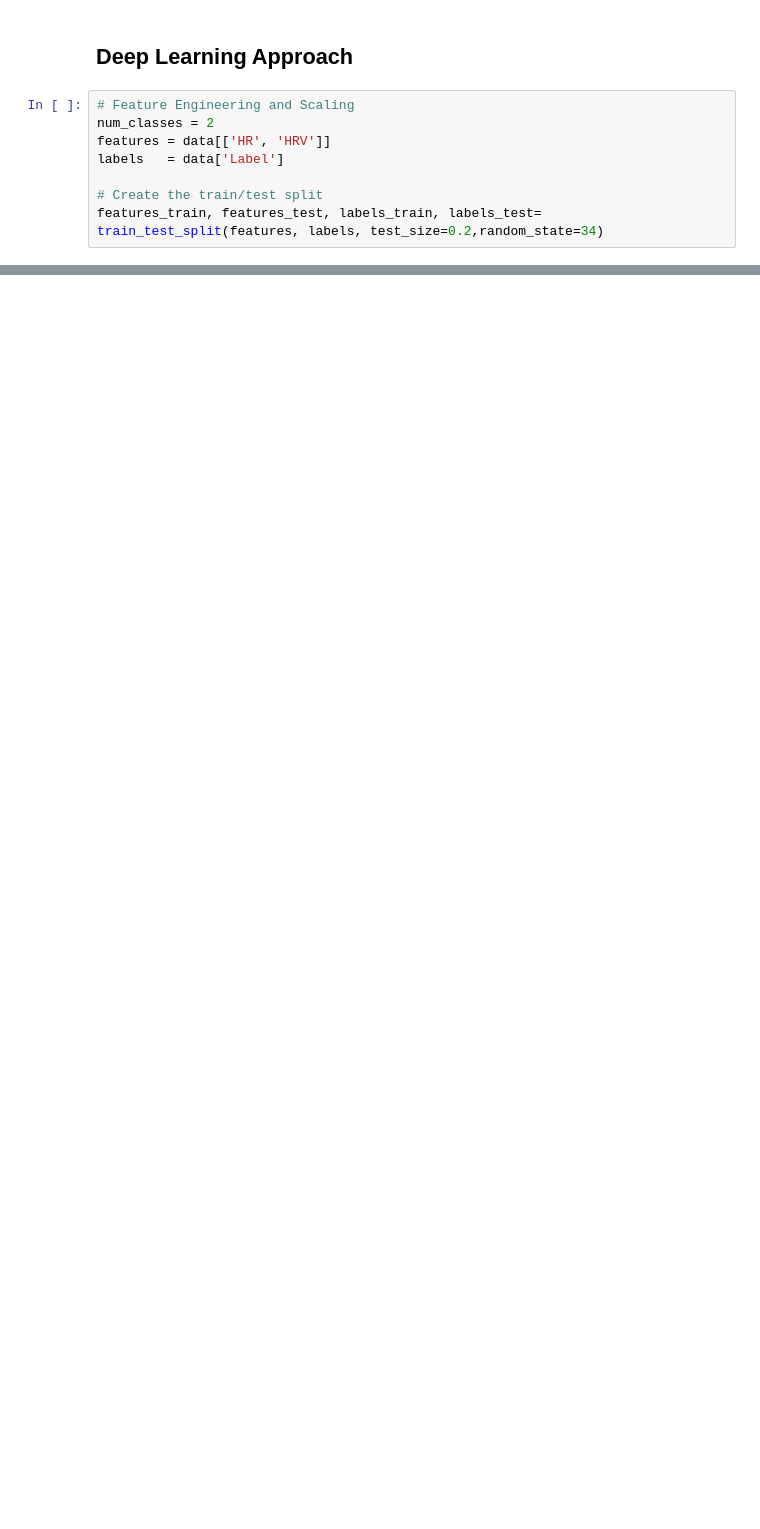
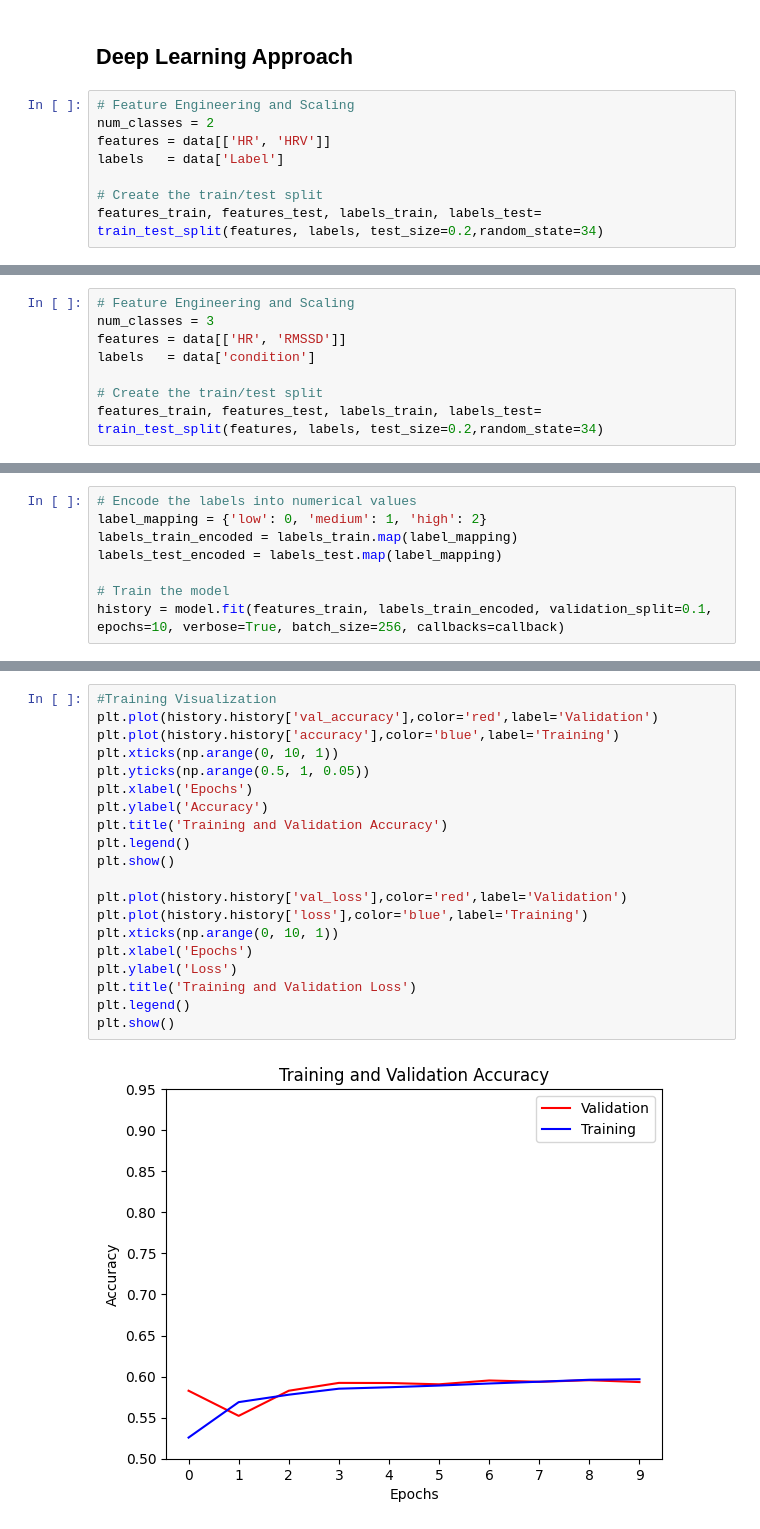
Before and after one commit to StamatisOrfanos/Stress_Detection, a Jupyter notebook: stress_detection.ipynb, the cells around one changed output, grey strips where cells are left out. Saved outputs shown, nothing was run; the diff lists cells and outputs as text; blank space fills up the shorter version.

```diff
--- a/stress_detection.ipynb
+++ b/stress_detection.ipynb
@@ -437,0 +833,8 @@ plt.show()
+# %%
+# Feature Engineering and Scaling
+num_classes = 3
+features = data[['HR', 'RMSSD']]
+labels   = data['condition']
+
+# Create the train/test split
+features_train, features_test, labels_train, labels_test= train_test_split(features, labels, test_size=0.2,random_state=34)
@@ -437,0 +877,8 @@ plt.show()
+# %%
+# Encode the labels into numerical values
+label_mapping = {'low': 0, 'medium': 1, 'high': 2}
+labels_train_encoded = labels_train.map(label_mapping)
+labels_test_encoded = labels_test.map(label_mapping)
+
+# Train the model
+history = model.fit(features_train, labels_train_encoded, validation_split=0.1, epochs=10, verbose=True, batch_size=256, callbacks=callback)
@@ -437,0 +903,22 @@ plt.show()
+# %%
+#Training Visualization
+plt.plot(history.history['val_accuracy'],color='red',label='Validation')
+plt.plot(history.history['accuracy'],color='blue',label='Training')
+plt.xticks(np.arange(0, 10, 1))
+plt.yticks(np.arange(0.5, 1, 0.05))
+plt.xlabel('Epochs')
+plt.ylabel('Accuracy')
+plt.title('Training and Validation Accuracy')
+plt.legend()
+plt.show()
+
+plt.plot(history.history['val_loss'],color='red',label='Validation')
+plt.plot(history.history['loss'],color='blue',label='Training')
+plt.xticks(np.arange(0, 10, 1))
+plt.xlabel('Epochs')
+plt.ylabel('Loss')
+plt.title('Training and Validation Loss')
+plt.legend()
+plt.show()
+# %% [output]
+[figure, added]
```
Also changed, not shown: parts of 36 cells of this notebook, 3 other files.
